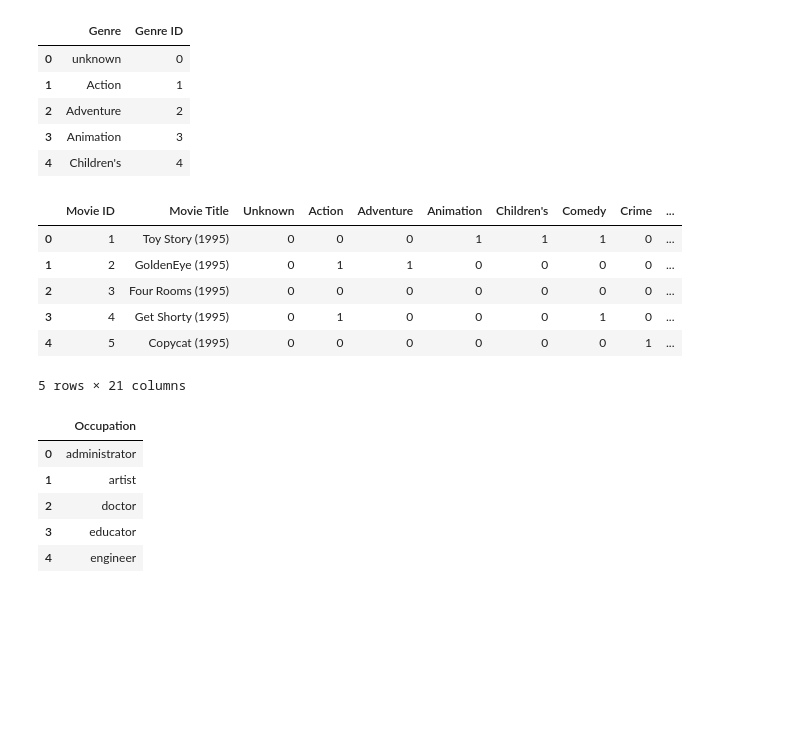
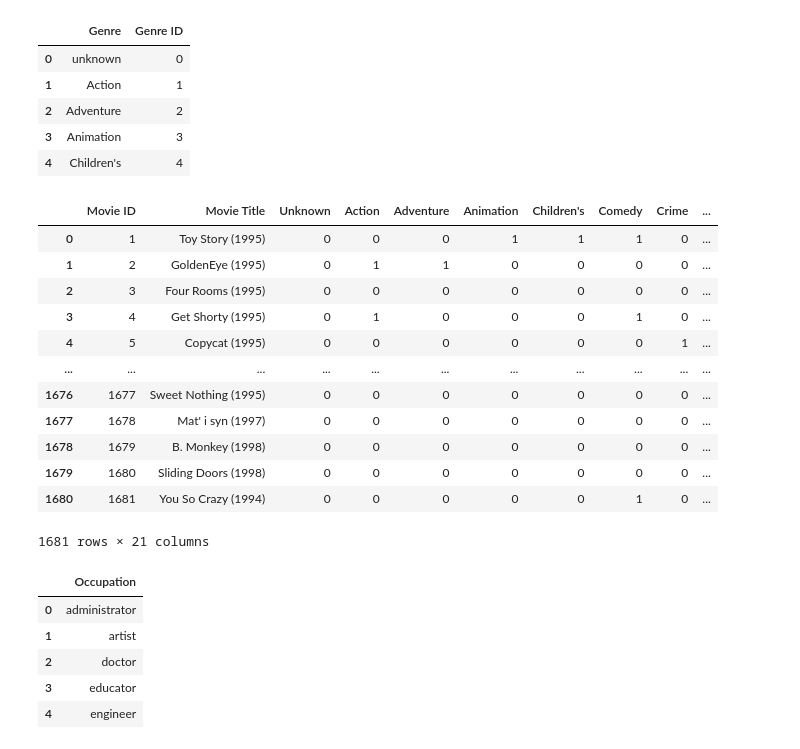
Before and after one commit to estebanhernandezr/Entregas-Semanales, a Jupyter notebook: SantiagoEsteban_AlvarezHernandez_ML_3.ipynb, the cells around one changed output. Drawn from its saved outputs; the diff is of its cells as text; code cells hidden in the pictures; blank space fills up the shorter version.

```diff
--- a/SantiagoEsteban_AlvarezHernandez_ML_3.ipynb
+++ b/SantiagoEsteban_AlvarezHernandez_ML_3.ipynb
@@ -81,15 +92,21 @@ movies_genre.head()
 | 3 | Animation | 3 |
 | 4 | Children's | 4 |
 # %%
-movies_items.head()
+movies_items.head(-1)
 # %% [output]
 |  | Movie ID | Movie Title | Unknown | Action | Adventure | Animation | Children's | Comedy | Crime | ... |
 | 0 | 1 | Toy Story (1995) | 0 | 0 | 0 | 1 | 1 | 1 | 0 | ... |
 | 1 | 2 | GoldenEye (1995) | 0 | 1 | 1 | 0 | 0 | 0 | 0 | ... |
 | 2 | 3 | Four Rooms (1995) | 0 | 0 | 0 | 0 | 0 | 0 | 0 | ... |
 | 3 | 4 | Get Shorty (1995) | 0 | 1 | 0 | 0 | 0 | 1 | 0 | ... |
 | 4 | 5 | Copycat (1995) | 0 | 0 | 0 | 0 | 0 | 0 | 1 | ... |
+| ... | ... | ... | ... | ... | ... | ... | ... | ... | ... | ... |
+| 1676 | 1677 | Sweet Nothing (1995) | 0 | 0 | 0 | 0 | 0 | 0 | 0 | ... |
+| 1677 | 1678 | Mat' i syn (1997) | 0 | 0 | 0 | 0 | 0 | 0 | 0 | ... |
+| 1678 | 1679 | B. Monkey (1998) | 0 | 0 | 0 | 0 | 0 | 0 | 0 | ... |
+| 1679 | 1680 | Sliding Doors (1998) | 0 | 0 | 0 | 0 | 0 | 0 | 0 | ... |
+| 1680 | 1681 | You So Crazy (1994) | 0 | 0 | 0 | 0 | 0 | 1 | 0 | ... |
-5 rows × 21 columns
+1681 rows × 21 columns
 # %%
 occupations.head()
 # %% [output]
```
Also changed, not shown: parts of 25 cells of this notebook.
